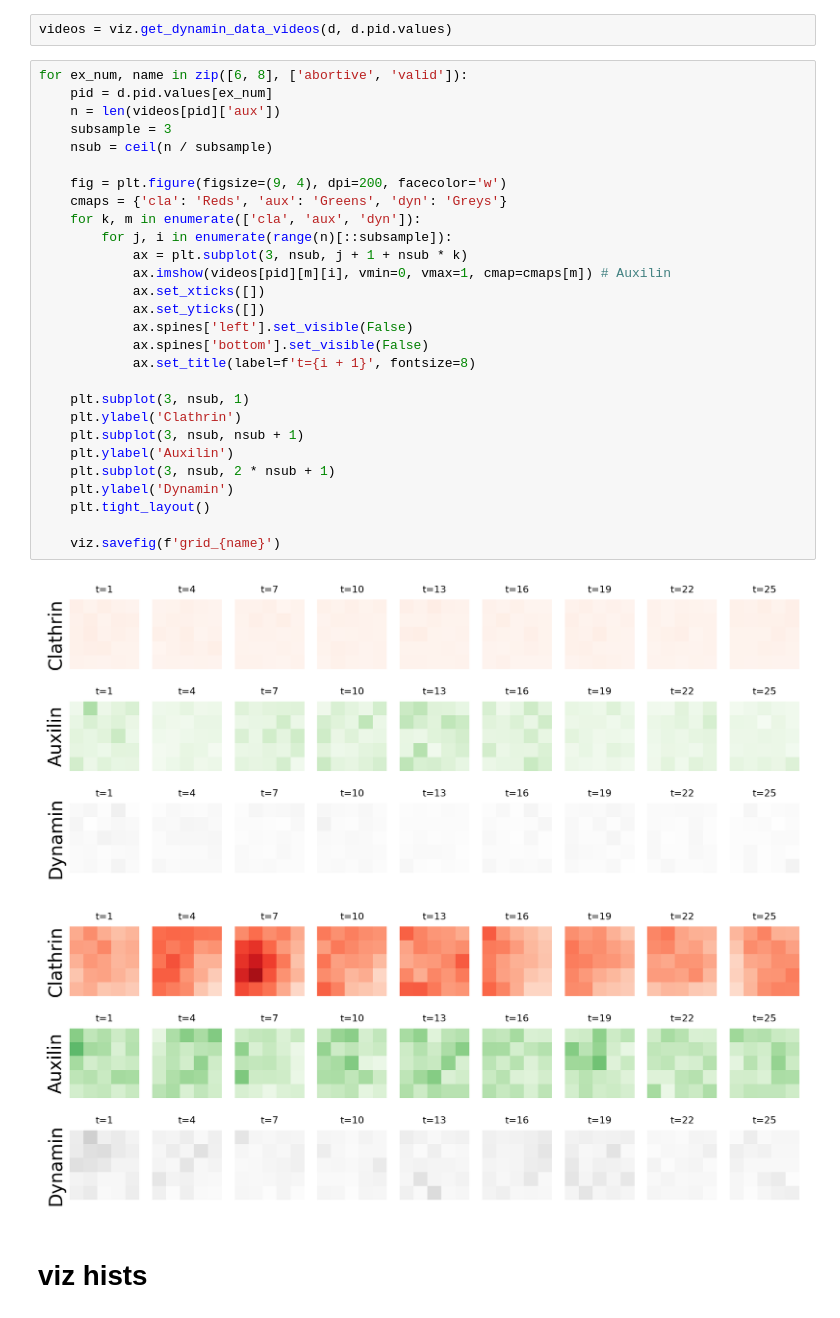
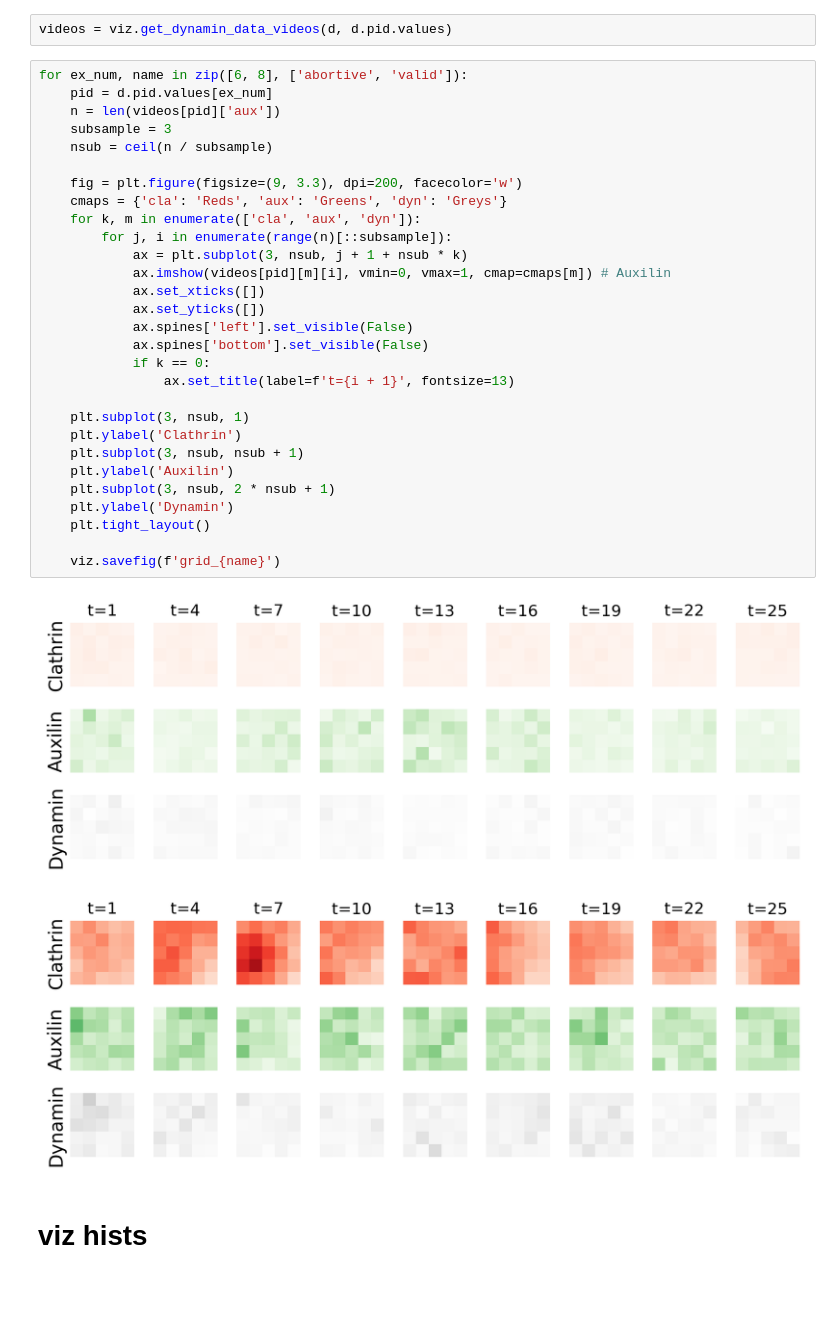
Before and after one commit to Yu-Group/molecular-partner-prediction, a Jupyter notebook: notebooks/00_intro_figs.ipynb, the cells around one changed output. Saved outputs shown, nothing was run; the diff lists cells and outputs as text; blank space fills up the shorter version.

```diff
--- a/notebooks/00_intro_figs.ipynb
+++ b/notebooks/00_intro_figs.ipynb
@@ -151,34 +150,35 @@ videos = viz.get_dynamin_data_videos(d, d.pid.values)
 # %%
 for ex_num, name in zip([6, 8], ['abortive', 'valid']):
     pid = d.pid.values[ex_num]
     n = len(videos[pid]['aux'])
     subsample = 3
     nsub = ceil(n / subsample)
 
-    fig = plt.figure(figsize=(9, 4), dpi=200, facecolor='w')
+    fig = plt.figure(figsize=(9, 3.3), dpi=200, facecolor='w')
     cmaps = {'cla': 'Reds', 'aux': 'Greens', 'dyn': 'Greys'}
     for k, m in enumerate(['cla', 'aux', 'dyn']):
         for j, i in enumerate(range(n)[::subsample]):
             ax = plt.subplot(3, nsub, j + 1 + nsub * k)
             ax.imshow(videos[pid][m][i], vmin=0, vmax=1, cmap=cmaps[m]) # Auxilin
             ax.set_xticks([])
             ax.set_yticks([])
             ax.spines['left'].set_visible(False)
             ax.spines['bottom'].set_visible(False)
-            ax.set_title(label=f't={i + 1}', fontsize=8)
+            if k == 0:
+                ax.set_title(label=f't={i + 1}', fontsize=13)
 
     plt.subplot(3, nsub, 1)
     plt.ylabel('Clathrin')
     plt.subplot(3, nsub, nsub + 1)
     plt.ylabel('Auxilin')
     plt.subplot(3, nsub, 2 * nsub + 1)
     plt.ylabel('Dynamin')
     plt.tight_layout()
 
     viz.savefig(f'grid_{name}')
 # %% [output]
-[figure, old version]
+[figure, new version]
-[figure, old version]
+[figure, new version]
 # %% [markdown]
 # viz hists
 # %%
```
Also changed, not shown: parts of 2 cells of this notebook, 2 other files.
